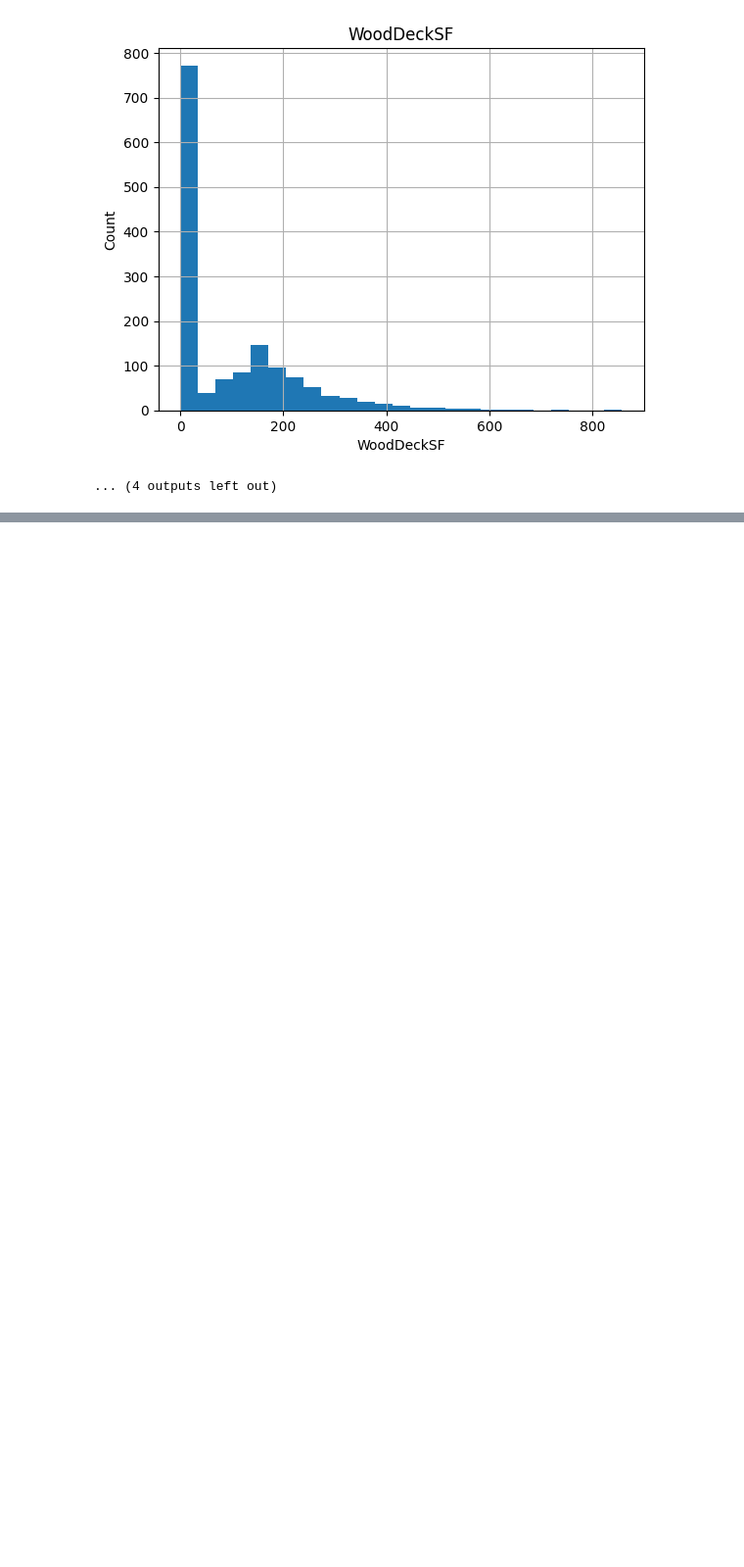
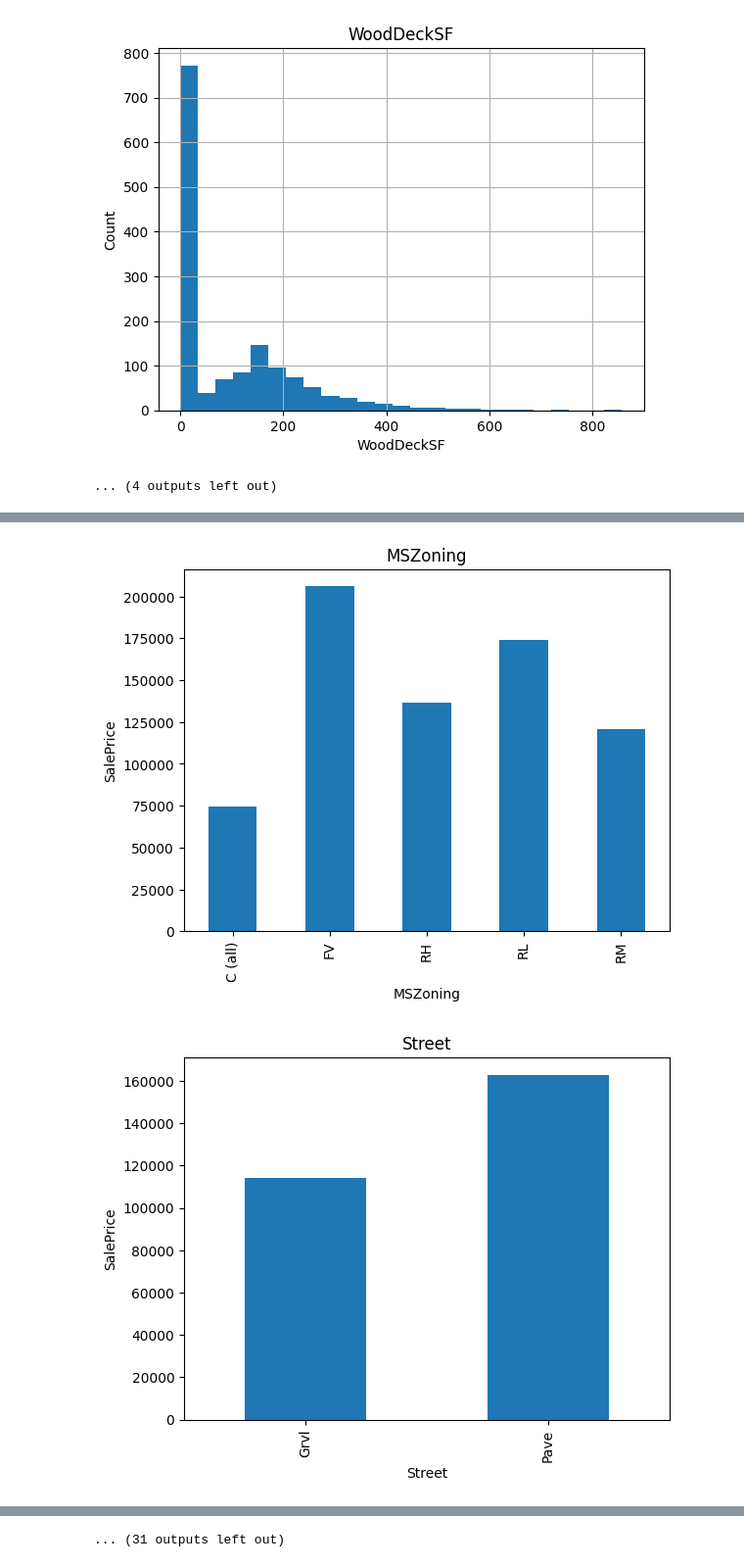
Before and after one commit to jainee-121/EDA, a Jupyter notebook: predict.ipynb, the cells around one changed output, grey strips where cells are left out. Shown at 98% size. Drawn from its saved outputs; the diff is of its cells as text; code cells hidden in the pictures; blank space fills up the shorter version.

```diff
--- a/predict.ipynb
+++ b/predict.ipynb
@@ -198,0 +256,3 @@ for feature in continuous_feature:
+# %%
+categorical_feature=[feature for feature in df.columns if df[feature].dtypes=="O"]
+categorical_feature
@@ -198,0 +286,3 @@ for feature in continuous_feature:
+# %%
+for feature in categorical_feature:
+    print(f"The Feature is {feature} and number of categories are {len(df[feature].unique())}")
@@ -198,0 +307,11 @@ for feature in continuous_feature:
+# %%
+for feature in categorical_feature:
+    data=df.copy()
+    data.groupby(feature)["SalePrice"].median().plot.bar()
+    plt.xlabel(feature)
+    plt.ylabel("SalePrice")
+    plt.title(feature)
+    plt.show()
+# %% [output]
+[figure, added]
+[figure, added]
@@ -198,0 +328 @@ for feature in continuous_feature:
+... (31 outputs left out)
```
Also changed, not shown: parts of 9 cells of this notebook.
